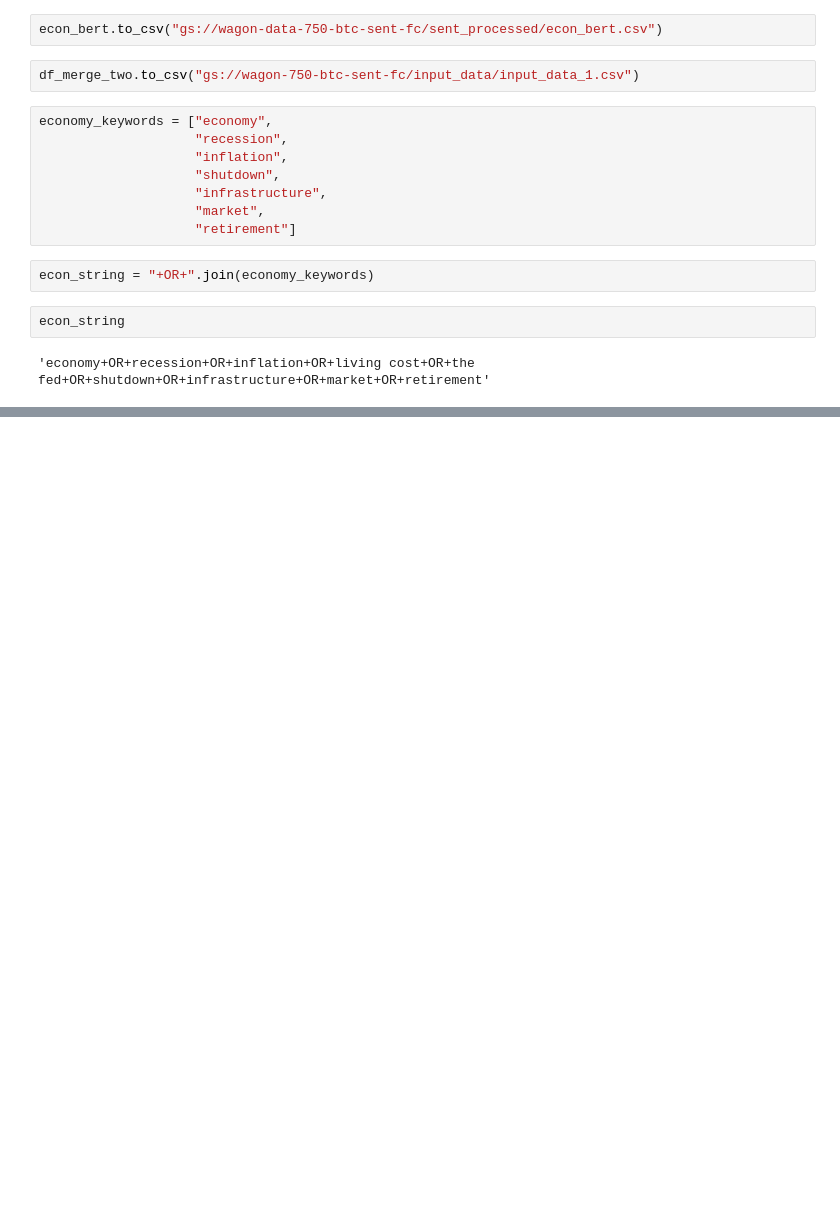
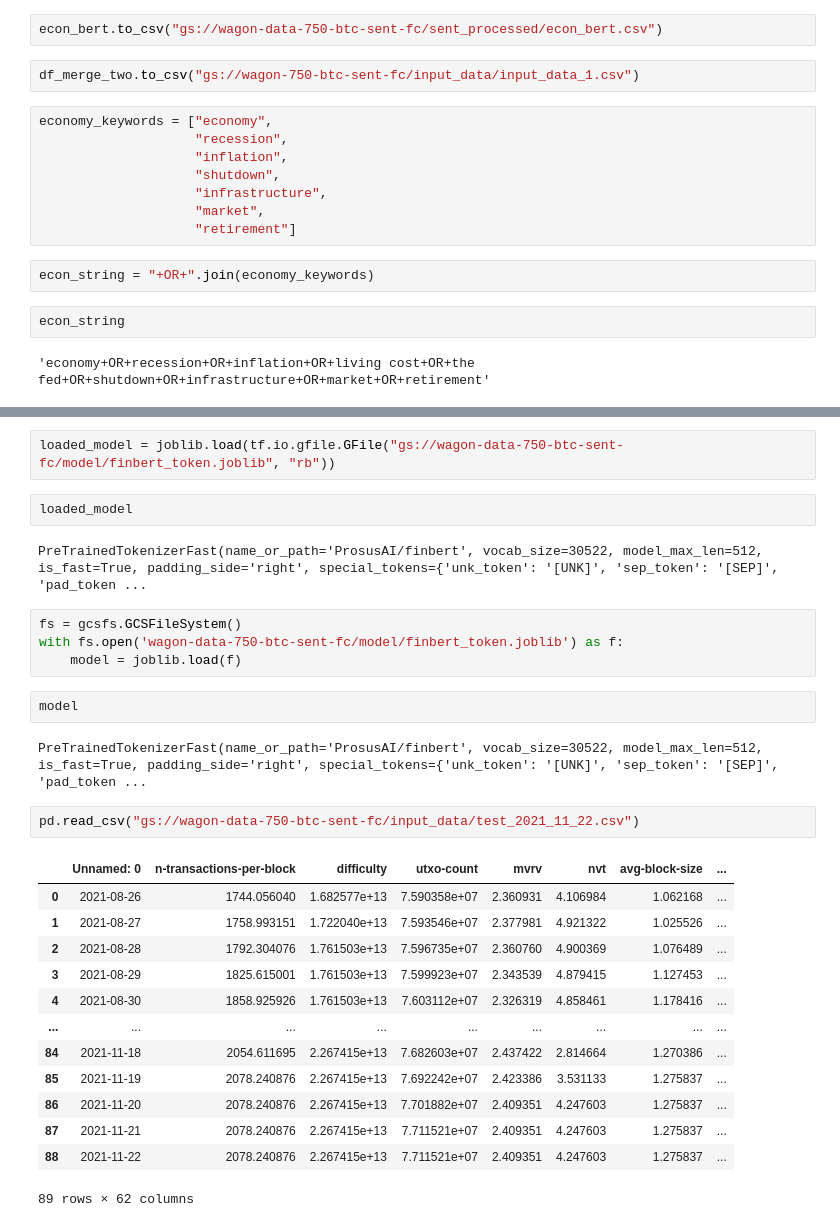
Before and after one commit to michelangelo89/btc_sent_fc, a Jupyter notebook: notebooks/ss_data_streaming.ipynb, the cells around one changed output, grey strips where cells are left out. Saved outputs shown, nothing was run; the diff lists cells and outputs as text; blank space fills up the shorter version.

```diff
--- a/notebooks/ss_data_streaming.ipynb
+++ b/notebooks/ss_data_streaming.ipynb
@@ -202,0 +462,30 @@ econ_string
+# %%
+loaded_model = joblib.load(tf.io.gfile.GFile("gs://wagon-data-750-btc-sent-fc/model/finbert_token.joblib", "rb"))
+# %%
+loaded_model
+# %% [output]
+PreTrainedTokenizerFast(name_or_path='ProsusAI/finbert', vocab_size=30522, model_max_len=512, is_fast=True, padding_side='right', special_tokens={'unk_token': '[UNK]', 'sep_token': '[SEP]', 'pad_token ...
+# %%
+fs = gcsfs.GCSFileSystem()
+with fs.open('wagon-data-750-btc-sent-fc/model/finbert_token.joblib') as f:
+    model = joblib.load(f)
+# %%
+model
+# %% [output]
+PreTrainedTokenizerFast(name_or_path='ProsusAI/finbert', vocab_size=30522, model_max_len=512, is_fast=True, padding_side='right', special_tokens={'unk_token': '[UNK]', 'sep_token': '[SEP]', 'pad_token ...
+# %%
+pd.read_csv("gs://wagon-data-750-btc-sent-fc/input_data/test_2021_11_22.csv")
+# %% [output]
+|  | Unnamed: 0 | n-transactions-per-block | difficulty | utxo-count | mvrv | nvt | avg-block-size | ... |
+| 0 | 2021-08-26 | 1744.056040 | 1.682577e+13 | 7.590358e+07 | 2.360931 | 4.106984 | 1.062168 | ... |
+| 1 | 2021-08-27 | 1758.993151 | 1.722040e+13 | 7.593546e+07 | 2.377981 | 4.921322 | 1.025526 | ... |
+| 2 | 2021-08-28 | 1792.304076 | 1.761503e+13 | 7.596735e+07 | 2.360760 | 4.900369 | 1.076489 | ... |
+| 3 | 2021-08-29 | 1825.615001 | 1.761503e+13 | 7.599923e+07 | 2.343539 | 4.879415 | 1.127453 | ... |
+| 4 | 2021-08-30 | 1858.925926 | 1.761503e+13 | 7.603112e+07 | 2.326319 | 4.858461 | 1.178416 | ... |
+| ... | ... | ... | ... | ... | ... | ... | ... | ... |
+| 84 | 2021-11-18 | 2054.611695 | 2.267415e+13 | 7.682603e+07 | 2.437422 | 2.814664 | 1.270386 | ... |
+| 85 | 2021-11-19 | 2078.240876 | 2.267415e+13 | 7.692242e+07 | 2.423386 | 3.531133 | 1.275837 | ... |
+| 86 | 2021-11-20 | 2078.240876 | 2.267415e+13 | 7.701882e+07 | 2.409351 | 4.247603 | 1.275837 | ... |
+| 87 | 2021-11-21 | 2078.240876 | 2.267415e+13 | 7.711521e+07 | 2.409351 | 4.247603 | 1.275837 | ... |
+| 88 | 2021-11-22 | 2078.240876 | 2.267415e+13 | 7.711521e+07 | 2.409351 | 4.247603 | 1.275837 | ... |
+89 rows × 62 columns
```
Also changed, not shown: parts of 64 cells of this notebook, 5 other files.
